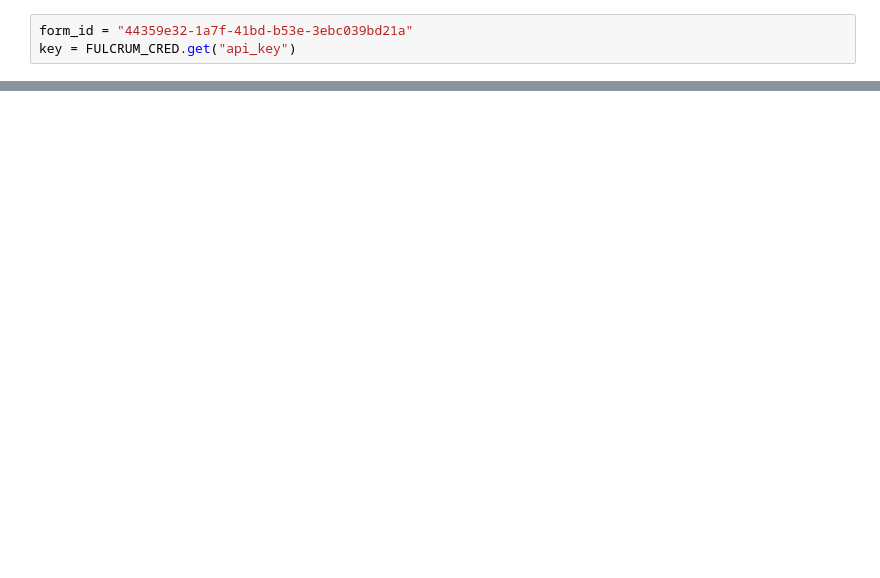
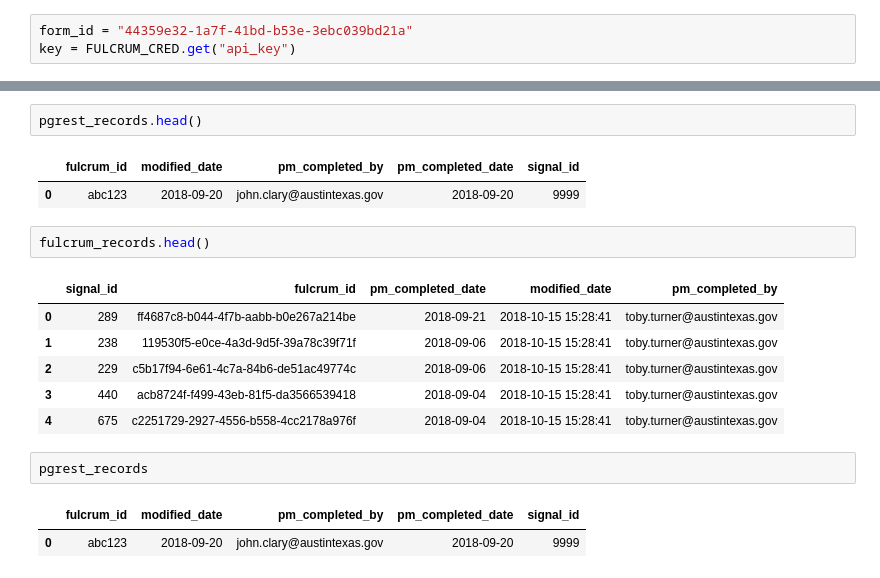
Before and after one commit to cityofaustin/atd-fulcrum-knack, a Jupyter notebook: full_knack_draft.ipynb, the cells around one changed output, grey strips where cells are left out. Drawn from its saved outputs; the diff is of its cells as text; blank space fills up the shorter version.

```diff
--- a/full_knack_draft.ipynb
+++ b/full_knack_draft.ipynb
@@ -127,0 +274,19 @@ list
+# %%
+pgrest_records.head()
+# %% [output]
+|  | fulcrum_id | modified_date | pm_completed_by | pm_completed_date | signal_id |
+| 0 | abc123 | 2018-09-20 | john.clary@austintexas.gov | 2018-09-20 | 9999 |
+# %%
+fulcrum_records.head()
+# %% [output]
+|  | signal_id | fulcrum_id | pm_completed_date | modified_date | pm_completed_by |
+| 0 | 289 | ff4687c8-b044-4f7b-aabb-b0e267a214be | 2018-09-21 | 2018-10-15 15:28:41 | toby.turner@austintexas.gov |
+| 1 | 238 | 119530f5-e0ce-4a3d-9d5f-39a78c39f71f | 2018-09-06 | 2018-10-15 15:28:41 | toby.turner@austintexas.gov |
+| 2 | 229 | c5b17f94-6e61-4c7a-84b6-de51ac49774c | 2018-09-06 | 2018-10-15 15:28:41 | toby.turner@austintexas.gov |
+| 3 | 440 | acb8724f-f499-43eb-81f5-da3566539418 | 2018-09-04 | 2018-10-15 15:28:41 | toby.turner@austintexas.gov |
+| 4 | 675 | c2251729-2927-4556-b558-4cc2178a976f | 2018-09-04 | 2018-10-15 15:28:41 | toby.turner@austintexas.gov |
+# %%
+pgrest_records
+# %% [output]
+|  | fulcrum_id | modified_date | pm_completed_by | pm_completed_date | signal_id |
+| 0 | abc123 | 2018-09-20 | john.clary@austintexas.gov | 2018-09-20 | 9999 |
```
Also changed, not shown: parts of 25 cells of this notebook, 3 other files.
